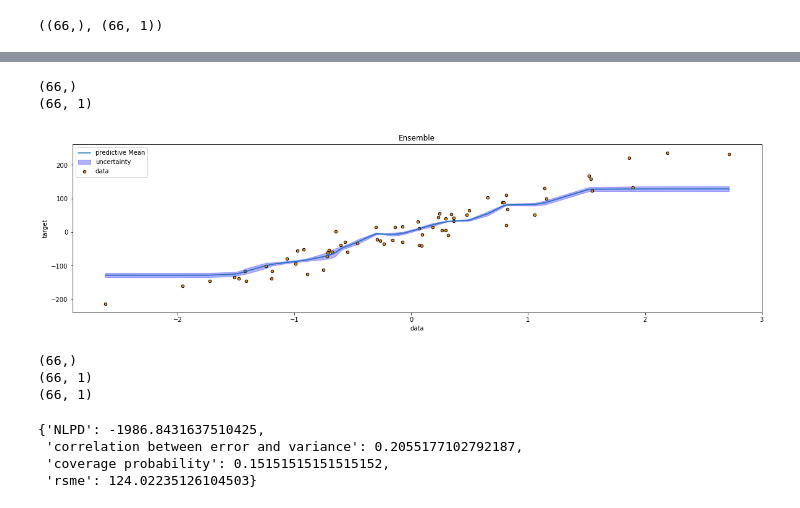
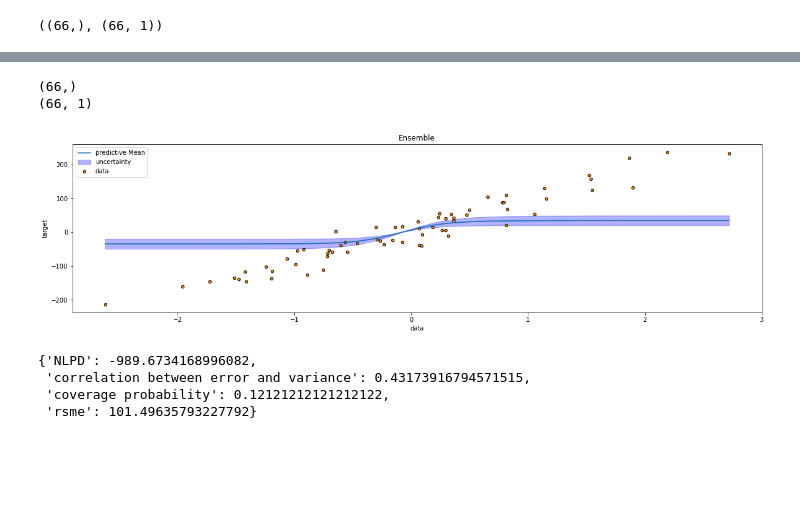
Before and after one commit to wooohoooo/Master-Thesis, a Jupyter notebook: new_structure/Linear_Toy_dataset.ipynb, the cells around one changed output, grey strips where cells are left out. Drawn from its saved outputs; the diff is of its cells as text; code cells hidden in the pictures; blank space fills up the shorter version.

```diff
--- a/new_structure/Linear_Toy_dataset.ipynb
+++ b/new_structure/Linear_Toy_dataset.ipynb
@@ -14,14 +21,15 @@ from sklearn.model_selection import train_test_split
 
 from sklearn.datasets import make_regression
 # %%
-num_epochs = 1000
+num_epochs = 100
 num_eps = 75#25#75
 #seed = 43#43 is cool 101 1011
 from global_vars import SEED as seed
 
-params = {'num_neurons':[10,10,10],
+params = {'num_neurons':[3],
+          #'num_neurons':[10,10,10]
           'num_epochs':num_epochs,
-          'learning_rate':0.001,
+          'learning_rate':0.01,
           'seed':seed}
 
 
@@ -34,6 +42,17 @@ ensemble = [{'num_neurons':[10,10,10],'num_epochs':num_epochs},#,'optimizer':tf.
             {'num_neurons':[10,10,10,10],'num_epochs':num_epochs},#,'optimizer':tf.train.AdamOptimizer},
             {'num_neurons':[10,10,5],'num_epochs':num_epochs},#,'optimizer':tf.train.AdamOptimizer},
             {'num_neurons':[10,10],'num_epochs':num_epochs}]#,'optimizer':tf.train.AdamOptimizer}]
+
+ensemble = [{'num_neurons':[2],'num_epochs':num_epochs},#,'optimizer':tf.train.AdamOptimizer},
+            {'num_neurons':[3],'num_epochs':num_epochs},#,'optimizer':tf.train.AdamOptimizer},
+            {'num_neurons':[4],'num_epochs':num_epochs},#,'optimizer':tf.train.AdamOptimizer},
+            {'num_neurons':[5],'num_epochs':num_epochs},#,'optimizer':tf.train.AdamOptimizer},
+            {'num_neurons':[6],'num_epochs':num_epochs},#,'optimizer':tf.train.AdamOptimizer},
+            {'num_neurons':[7],'num_epochs':num_epochs},#,'optimizer':tf.train.AdamOptimizer},
+            {'num_neurons':[10],'num_epochs':num_epochs}]#,'optimizer':tf.train.AdamOptimizer}]
+
+
+bootstrap_ensemble = {'num_neurons':[10,10,10],'num_epochs':num_epochs}#,'optimizer':tf.train.AdamOptimizer}
 # %%
 X, y = make_regression(n_samples=200, n_features=1, noise=25,random_state=42)
 X_train, X_test, y_train, y_test = train_test_split(X, y, test_size=0.33, random_state=42)
@@ -48,2 +69,3 @@ y_test.shape, X_test.shape
 # %%
-mixed_ensemble = ensembles.VanillaEnsemble(estimator_stats = ensemble)
+vanialla_ensemble = ensembles.VanillaEnsemble(estimator_stats = ensemble)
+vanialla_ensemble.ensemble_mutli_dimensional_scatterplot(X_test,y_test,figsize=(20,5))
@@ -50,18 +76,14 @@ mixed_ensemble = ensembles.VanillaEnsemble(estimator_stats = ensemble)
 # %%
-mixed_ensemble.fit(X_train,y_train)
-prediction_dict = mixed_ensemble.predict(X_test,False)
-mixed_ensemble.ensemble_mutli_dimensional_scatterplot(X_test,y_test,figsize=(20,5))
+vanialla_ensemble.fit(X_train,y_train)
+vanialla_ensemble.ensemble_mutli_dimensional_scatterplot(X_test,y_test,figsize=(20,5))
 # %% [output]
 (66,)
 (66, 1)
-[figure, old version]
+[figure, new version]
 # %%
-mixed_ensemble.self_evaluate(X_test,y_test)
+vanialla_ensemble.self_evaluate(X_test,y_test)
 # %% [output]
-(66,)
-(66, 1)
-(66, 1)
+{'NLPD': -989.6734168996082,
+ 'correlation between error and variance': 0.43173916794571515,
+ 'coverage probability': 0.12121212121212122,
+ 'rsme': 101.49635793227792}
-{'NLPD': -1986.8431637510425,
- 'correlation between error and variance': 0.2055177102792187,
- 'coverage probability': 0.15151515151515152,
- 'rsme': 124.02235126104503}
```
Also changed, not shown: parts of 20 cells of this notebook, 5 other files.
